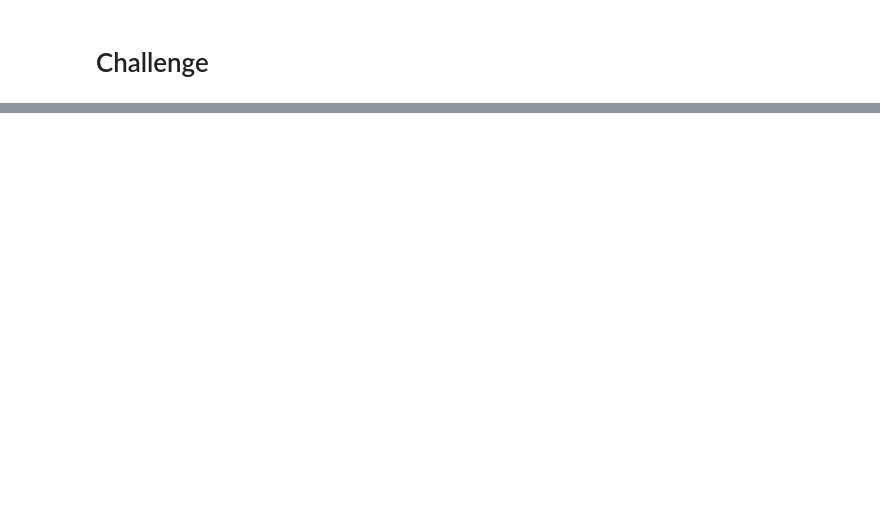
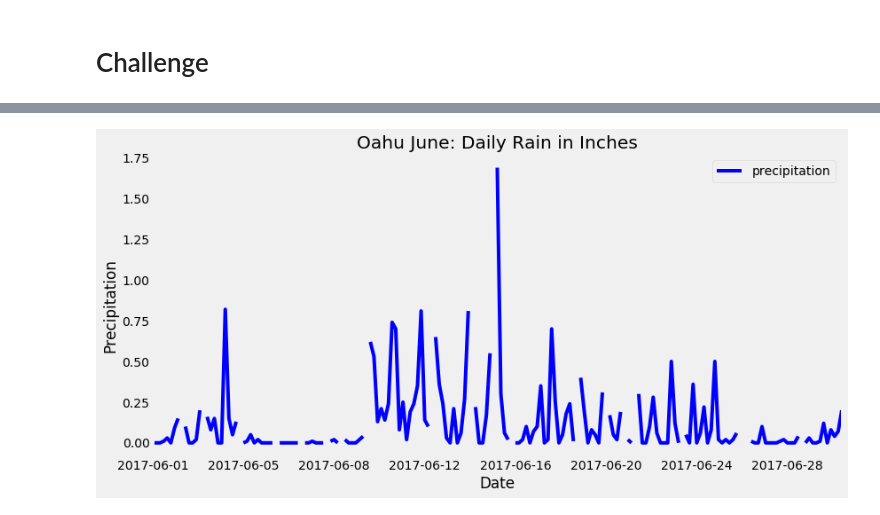
Before and after one commit to MauroBarron/surfs_up, a Jupyter notebook: climate_analysis.ipynb, the cells around one changed output, grey strips where cells are left out. Cells and saved outputs as stored; diff of their text form; code cells hidden in the pictures; blank space fills up the shorter version.

```diff
--- a/climate_analysis.ipynb
+++ b/climate_analysis.ipynb
@@ -183,2 +187,25 @@ plt.tight_layout()
 # %% [markdown]
 # Challenge
+# %%
+### Determine key statistical data about precipation data in the month of June.
+
+# Set date variables for month of  June
+start = dt.date(2017, 6, 1)
+end = dt.date(2017, 6, 30)
+
+# Create a results set from a session query of the Hawaii data for June
+results = session.query(Measurement.date, Measurement.station, Measurement.prcp, Measurement.tobs). \
+    filter(Measurement.date >= start).filter(Measurement.date <= end). \
+    all()
+
+# Save the query results as a Pandas DataFrame and set the index to the date column
+june_df = pd.DataFrame(results, columns=['date', 'station','precipitation','temperature'])
+
+june_df.set_index(june_df['date'], inplace=True)
+
+# Sort the dataframe by date
+june_df = june_df.sort_index()
+
+# View the data
+# print(june_df.to_string(index=False))
+june_df.head()
@@ -184,0 +220,11 @@ plt.tight_layout()
+# %%
+## Visual exploration of June Precipitation
+june_df.plot(x='date', y='precipitation', color="blue", figsize=(12,6)) # does not seem terrible. one  or two heavy day.
+plt.xlabel("Date")
+plt.ylabel ("Precipitation")
+plt.title("Oahu June: Daily Rain in Inches")
+plt.grid()
+plt.tight_layout()
+plt.savefig("Images/Oahu Daily Rain in Inches.png")
+# %% [output]
+[figure, added]
```
Also changed, not shown: parts of 15 cells of this notebook, 9 other files.
